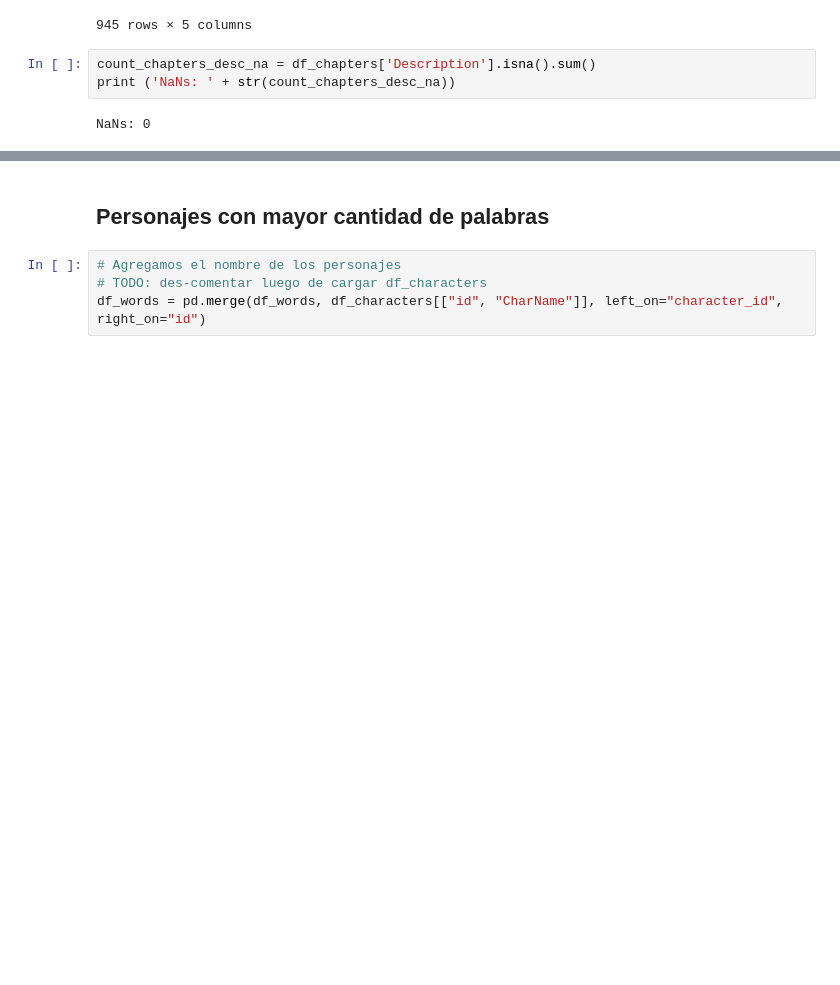
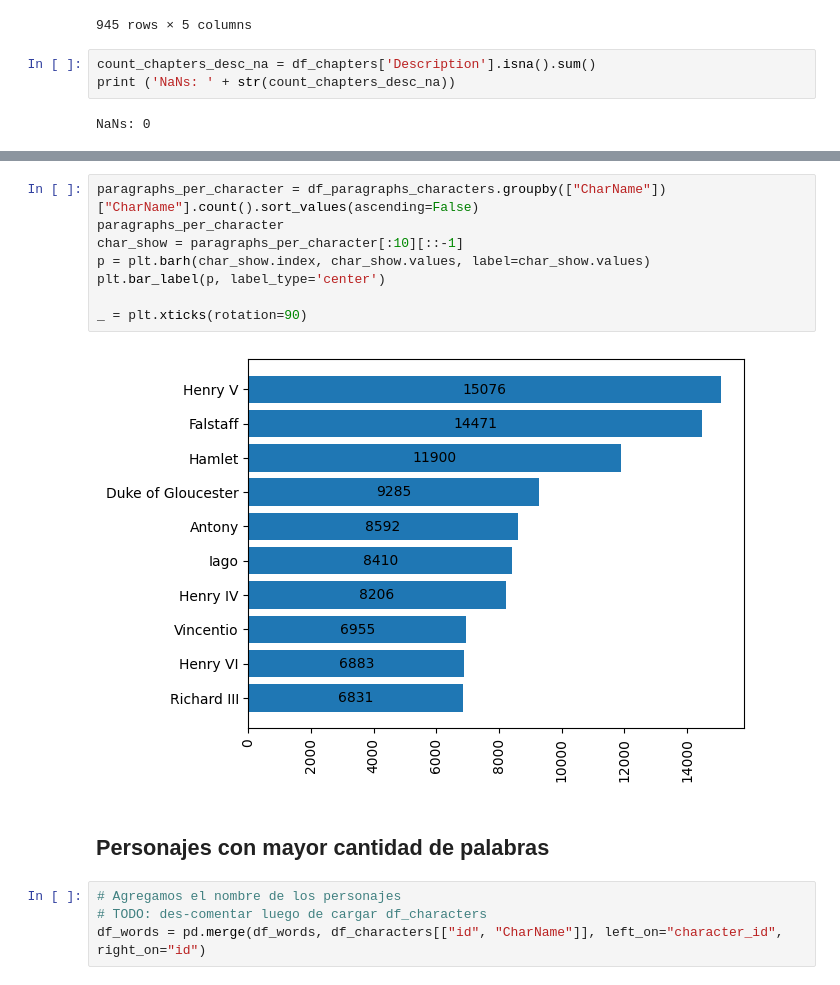
Before and after one commit to lupish/introcd_grupo_17, a Jupyter notebook: Tarea_1/shakespeare_propuesta.ipynb, the cells around one changed output, grey strips where cells are left out. Drawn from its saved outputs; the diff is of its cells as text; blank space fills up the shorter version.

```diff
--- a/Tarea_1/shakespeare_propuesta.ipynb
+++ b/Tarea_1/shakespeare_propuesta.ipynb
@@ -256,3 +313,13 @@ NaNs: 0
+# %%
+paragraphs_per_character = df_paragraphs_characters.groupby(["CharName"])["CharName"].count().sort_values(ascending=False)
+paragraphs_per_character
+char_show = paragraphs_per_character[:10][::-1]
+p = plt.barh(char_show.index, char_show.values, label=char_show.values)
+plt.bar_label(p, label_type='center')
+
+_ = plt.xticks(rotation=90)
+# %% [output]
+[figure, added]
 # %% [markdown]
  ## Personajes con mayor cantidad de palabras
 # %%
```
Also changed, not shown: parts of 6 cells of this notebook.
